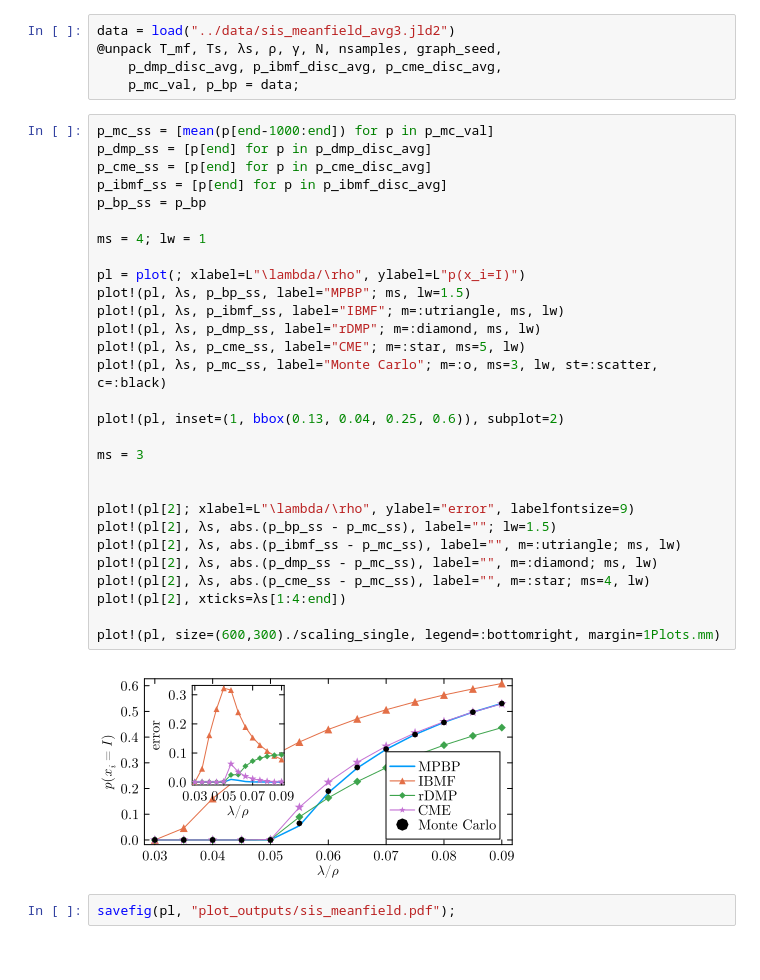
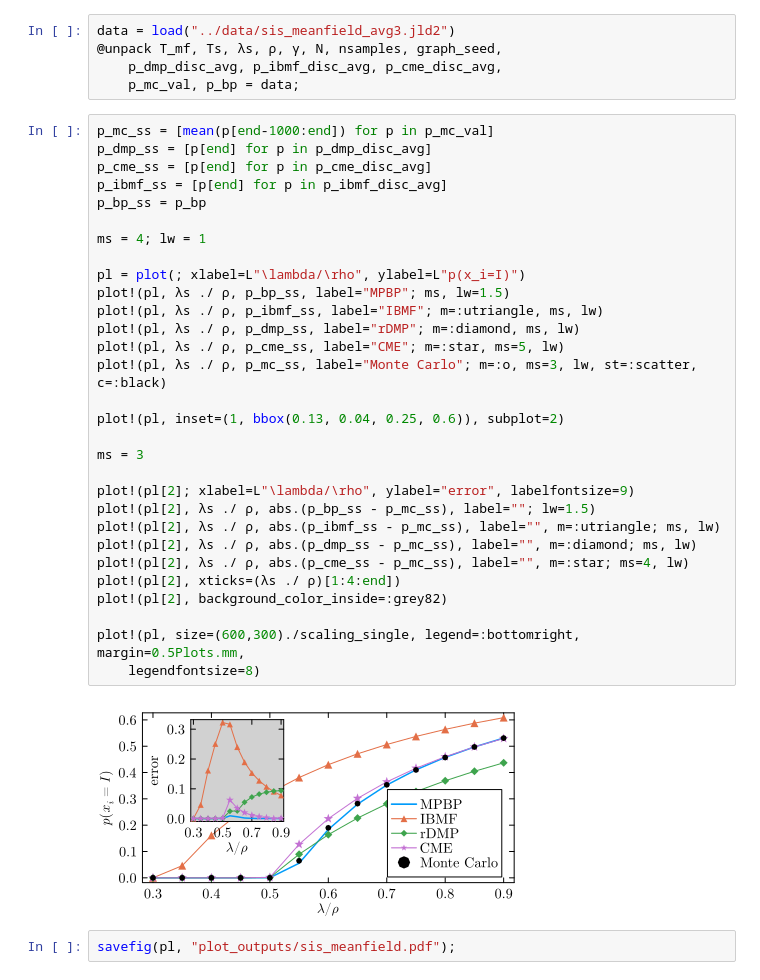
Before and after one commit to stecrotti/EternalDynamicCavity, a Jupyter notebook: scripts/plots.ipynb, the cells around one changed output. Cells and saved outputs as stored; diff of their text form.

Commit message:
fix bug in meanfield plot

```diff
--- a/scripts/plots.ipynb
+++ b/scripts/plots.ipynb
@@ -174,34 +174,35 @@ data = load("../data/sis_meanfield_avg3.jld2")
 # %%
 p_mc_ss = [mean(p[end-1000:end]) for p in p_mc_val]
 p_dmp_ss = [p[end] for p in p_dmp_disc_avg]
 p_cme_ss = [p[end] for p in p_cme_disc_avg]
 p_ibmf_ss = [p[end] for p in p_ibmf_disc_avg]
 p_bp_ss = p_bp
 
 ms = 4; lw = 1
 
 pl = plot(; xlabel=L"\lambda/\rho", ylabel=L"p(x_i=I)")
-plot!(pl, λs, p_bp_ss, label="MPBP"; ms, lw=1.5)
-plot!(pl, λs, p_ibmf_ss, label="IBMF"; m=:utriangle, ms, lw)
-plot!(pl, λs, p_dmp_ss, label="rDMP"; m=:diamond, ms, lw)
-plot!(pl, λs, p_cme_ss, label="CME"; m=:star, ms=5, lw)
-plot!(pl, λs, p_mc_ss, label="Monte Carlo"; m=:o, ms=3, lw, st=:scatter, c=:black)
+plot!(pl, λs ./ ρ, p_bp_ss, label="MPBP"; ms, lw=1.5)
+plot!(pl, λs ./ ρ, p_ibmf_ss, label="IBMF"; m=:utriangle, ms, lw)
+plot!(pl, λs ./ ρ, p_dmp_ss, label="rDMP"; m=:diamond, ms, lw)
+plot!(pl, λs ./ ρ, p_cme_ss, label="CME"; m=:star, ms=5, lw)
+plot!(pl, λs ./ ρ, p_mc_ss, label="Monte Carlo"; m=:o, ms=3, lw, st=:scatter, c=:black)
 
 plot!(pl, inset=(1, bbox(0.13, 0.04, 0.25, 0.6)), subplot=2)
 
 ms = 3
 
+plot!(pl[2]; xlabel=L"\lambda/\rho", ylabel="error", labelfontsize=9)
+plot!(pl[2], λs ./ ρ, abs.(p_bp_ss - p_mc_ss), label=""; lw=1.5)
+plot!(pl[2], λs ./ ρ, abs.(p_ibmf_ss - p_mc_ss), label="", m=:utriangle; ms, lw)
+plot!(pl[2], λs ./ ρ, abs.(p_dmp_ss - p_mc_ss), label="", m=:diamond; ms, lw)
+plot!(pl[2], λs ./ ρ, abs.(p_cme_ss - p_mc_ss), label="", m=:star; ms=4, lw)
+plot!(pl[2], xticks=(λs ./ ρ)[1:4:end])
+plot!(pl[2], background_color_inside=:grey82)
 
-plot!(pl[2]; xlabel=L"\lambda/\rho", ylabel="error", labelfontsize=9)
-plot!(pl[2], λs, abs.(p_bp_ss - p_mc_ss), label=""; lw=1.5)
-plot!(pl[2], λs, abs.(p_ibmf_ss - p_mc_ss), label="", m=:utriangle; ms, lw)
-plot!(pl[2], λs, abs.(p_dmp_ss - p_mc_ss), label="", m=:diamond; ms, lw)
-plot!(pl[2], λs, abs.(p_cme_ss - p_mc_ss), label="", m=:star; ms=4, lw)
-plot!(pl[2], xticks=λs[1:4:end])
-
-plot!(pl, size=(600,300)./scaling_single, legend=:bottomright, margin=1Plots.mm)
+plot!(pl, size=(600,300)./scaling_single, legend=:bottomright, margin=0.5Plots.mm,
+    legendfontsize=8)
 # %% [output]
-[figure, old version]
+[figure, new version]
 # %%
 savefig(pl, "plot_outputs/sis_meanfield.pdf");
 # %% [markdown]
```
